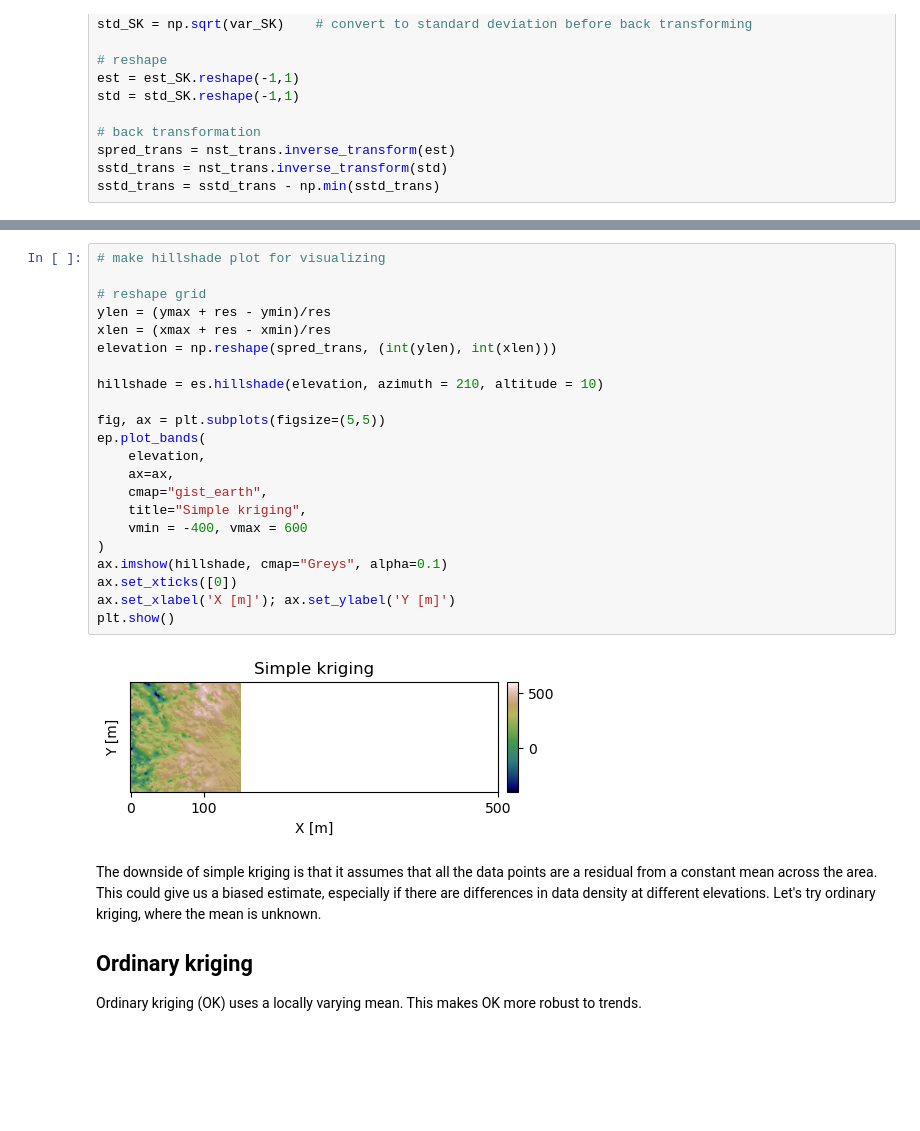
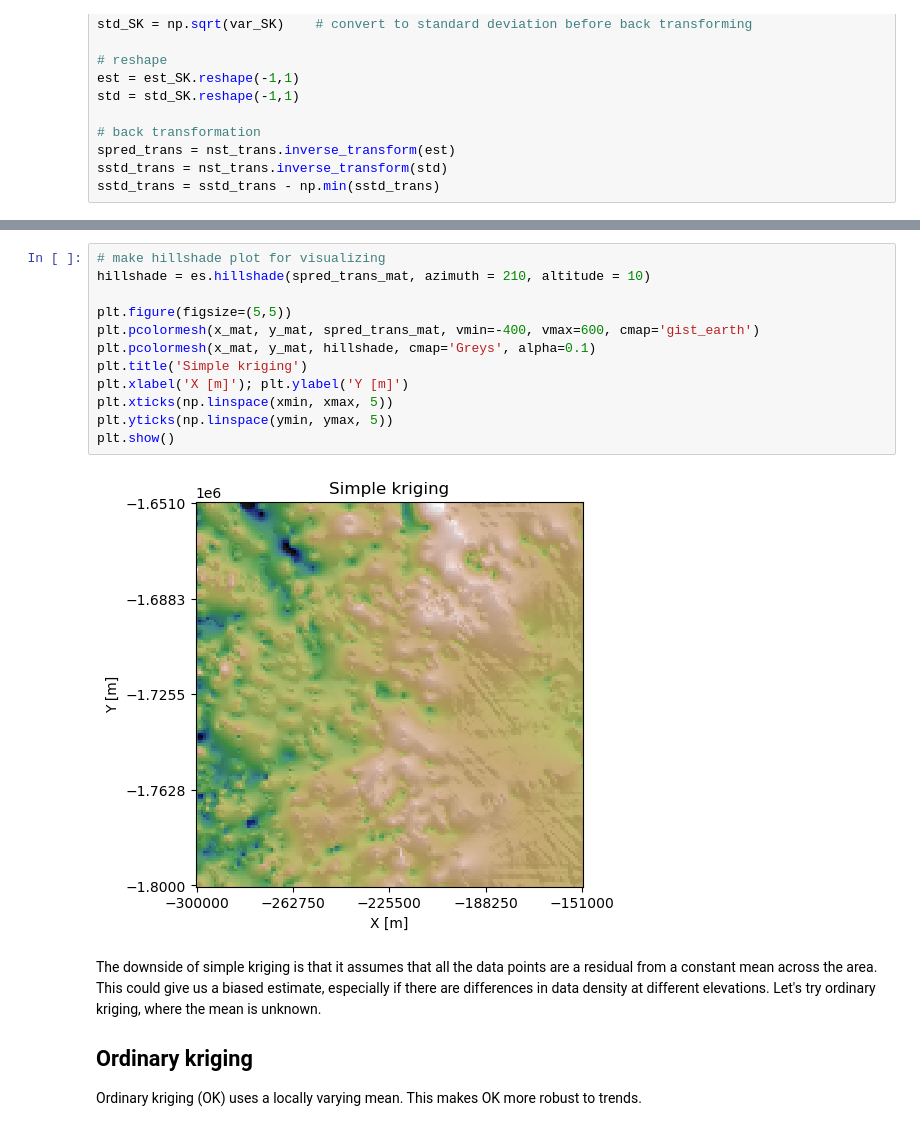
Before and after one commit to GatorGlaciology/GStatSim, a Jupyter notebook: GStat-Sim/3_Simple_kriging_and_ordinary_kriging.ipynb, the cells around one changed output, grey strips where cells are left out. Cells and saved outputs as stored; diff of their text form; blank space fills up the shorter version.

```diff
--- a/GStat-Sim/3_Simple_kriging_and_ordinary_kriging.ipynb
+++ b/GStat-Sim/3_Simple_kriging_and_ordinary_kriging.ipynb
@@ -172,27 +176,17 @@ plt.show()
 # %%
 # make hillshade plot for visualizing
+hillshade = es.hillshade(spred_trans_mat, azimuth = 210, altitude = 10)
 
-# reshape grid
-ylen = (ymax + res - ymin)/res
-xlen = (xmax + res - xmin)/res
-elevation = np.reshape(spred_trans, (int(ylen), int(xlen)))
-
-hillshade = es.hillshade(elevation, azimuth = 210, altitude = 10)
-
-fig, ax = plt.subplots(figsize=(5,5))
-ep.plot_bands(
-    elevation,
-    ax=ax,
-    cmap="gist_earth",
-    title="Simple kriging",
-    vmin = -400, vmax = 600
-)
-ax.imshow(hillshade, cmap="Greys", alpha=0.1)
-ax.set_xticks([0])
-ax.set_xlabel('X [m]'); ax.set_ylabel('Y [m]')
+plt.figure(figsize=(5,5))
+plt.pcolormesh(x_mat, y_mat, spred_trans_mat, vmin=-400, vmax=600, cmap='gist_earth')
+plt.pcolormesh(x_mat, y_mat, hillshade, cmap='Greys', alpha=0.1)
+plt.title('Simple kriging')
+plt.xlabel('X [m]'); plt.ylabel('Y [m]')
+plt.xticks(np.linspace(xmin, xmax, 5))
+plt.yticks(np.linspace(ymin, ymax, 5))
 plt.show()
 # %% [output]
-[figure, old version]
+[figure, new version]
 # %% [markdown]
 The downside of simple kriging is that it assumes that all the data points are a residual from a constant mean across the area. This could give us a biased estimate, especially if there are differences in data density at different elevations. Let's try ordinary kriging, where the mean is unknown.
 
```
Also changed, not shown: parts of 10 cells of this notebook, 1 other file.
